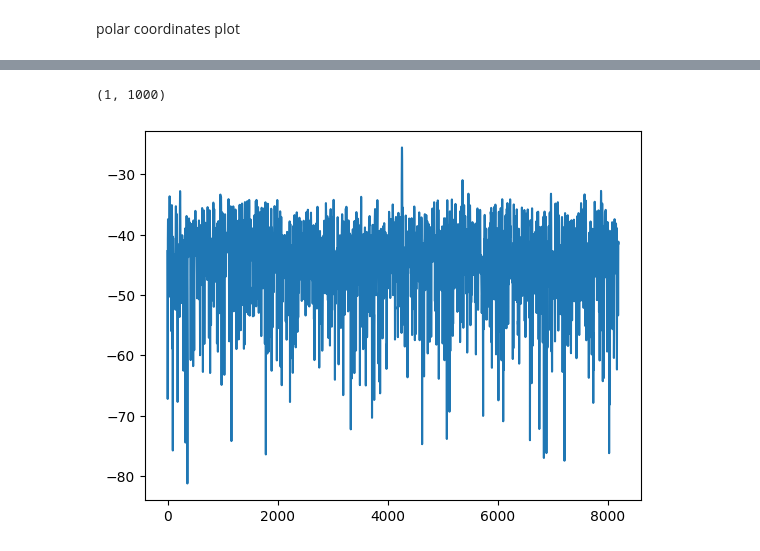
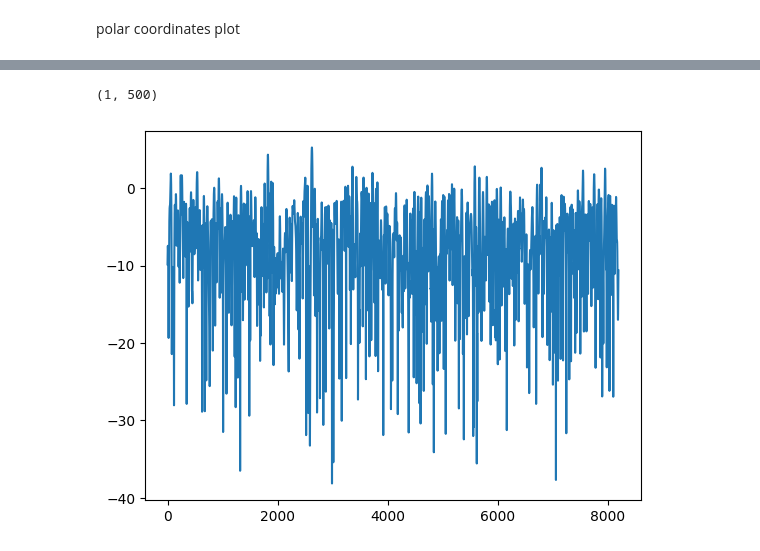
Before and after one commit to ilnur852/pyDSPplayground, a Jupyter notebook: array processing/lse_rls_beamformer.ipynb, the cells around one changed output, grey strips where cells are left out. Saved outputs shown, nothing was run; the diff lists cells and outputs as text; code cells hidden in the pictures.

```diff
--- a/array processing/lse_rls_beamformer.ipynb
+++ b/array processing/lse_rls_beamformer.ipynb
@@ -5,8 +5,8 @@ import matplotlib.pyplot as plt
 define constants
 # %%
 sample_rate = 1e6
-N = 1000 # number of observations
+N = 500 # number of observations (snapshots)
 d= 0.5 # Half Wavelengh
-Nr = 8# Number of sensors
+Nr = 6# Number of sensors
 t = np.arange(N)/sample_rate # time vector
 # %% [markdown]
@@ -27,14 +27,14 @@ tx = 1*np.exp(2j * np.pi * f_tone * t)
 tx2 = 2*np.exp(2j * np.pi * f_tone*2 * t)
 theta_deg = 50 # direction of arrival
 theta_deg2 = 2 # direction of arrival
-theta_deg3 = -10 # direction of arrival
+theta_deg3 = -33 # direction of arrival
 X1 = create_signal(theta_deg, 1, 0.12e6 )
 X2 = create_signal(theta_deg2,1, 0.52e6 )
 X3 = create_signal(theta_deg3, 1, 0.32e6 )
 
 n = np.random.randn(Nr, N) + 1j*np.random.randn(Nr, N)
 
-X = X1 +X2 + 0.0003*n  # X and n are both NrxN
+X = X1 +X2 +X3 + 0.5*n  # X and n are both NrxN
 Xsum = np.sum(X, 0)/Nr
-print(Xsum.shape) # 3x10000.  X is now going to be a 2D array, 1D is time and 1D is the spatial dimension
+print(X.shape) # 3x10000.  X is now going to be a 2D array, 1D is time and 1D is the spatial dimension
 # %% [output]
@@ -65,18 +66,18 @@ plt.show()
 4. Compute $w_{lse}(K) =  w_{lse}(K-1) + g(K) e_p^*$, * is complex conjugate
 # %%
 def lse_rls(mu, sigma_o_square, X, D):
-    mu_inv = 1/mu
-    P = (1/sigma_o_square)*np.eye(Nr) #P(0)
-    wq = np.ones(Nr) # w(0)
-    w_lse = wq
+    mu_inv = 1/mu #mu^-1 just for simplicity
+    P = (1/sigma_o_square)*np.eye(Nr) #P(0) #recursively updated estimation of inverse spacial covariance matrix
+    wq = np.ones(Nr)/Nr # w(0) - w quescent
+    w_lse = wq #using as initial value
     Pk = P
-    ekv =[]
-    XX = X.T
+    ekv =[] #collect ek values for plotting
+    XX = X.T # time snapshots are columns, X is [Nr x N] matrix, N- number of snapshots
     for k in range(len(X[0])):
-        Xk = XX[k]
-        gk = (mu_inv * Pk @ Xk) / (1 + mu_inv * Xk.conj().T @ Pk @ Xk)
-        Pk = mu_inv * Pk - mu_inv * gk @ Xk.conj().T * Pk
-        ek = D - w_lse.conj().T @ Xk
+        Xk = XX[k] #single time snapshot, a column vector [Nr x 1]
+        gk = (mu_inv * Pk @ Xk) / (1 + mu_inv * Xk.conj().T @ Pk @ Xk) # here numerator gives vector, denominator returns quadratic form
+        Pk = mu_inv * Pk - mu_inv * gk @ Xk.conj().T * Pk #g(k) @ X(k)^H is inner product, i.e [1 x N] * [N x 1] = [1x1]
+        ek = D - w_lse.conj().T @ Xk #inner product, result is scalar
         w_lse = w_lse + gk * ek.conj()
         ekv = np.append(ekv, ek)
     ##end for##
@@ -86,11 +87,9 @@ perform RLS implementation of LSE algorithm
 # %%
 d = 0
 mu = 0.9
-sigma_o_sqr = 1
-
+sigma_o_sqr = 0.1
 
 w_lse, ev = lse_rls(mu, sigma_o_sqr, X, d)
 w = w_lse.reshape(1, -1)
-w = w.conj()
 print(w)
 # %% [output]
@@ -138,8 +135,8 @@ plt.show()
 # %%
-Y = w @ X #w is already conjugated
+Y = w.conj() @ X
 print(Y.shape)
 plt.plot(10*np.log10(np.abs(np.fft.fft(Y[0],8192))**2))
 plt.show()
 # %% [output]
-(1, 1000)
+(1, 500)
-[figure, old version]
+[figure, new version]
```
Also changed, not shown: parts of 7 cells of this notebook.
